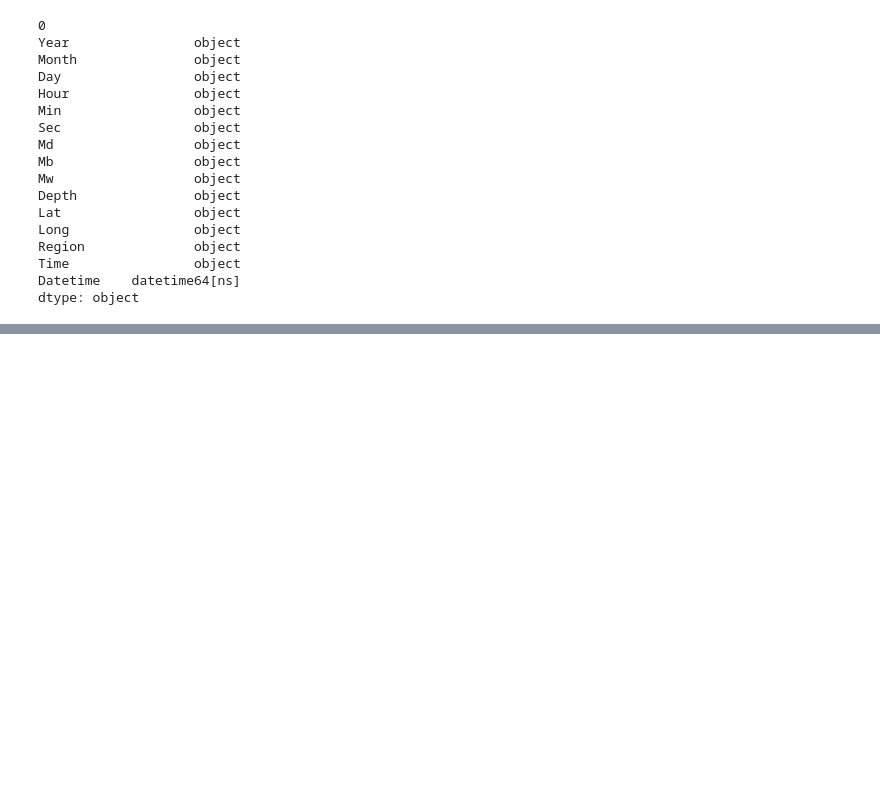
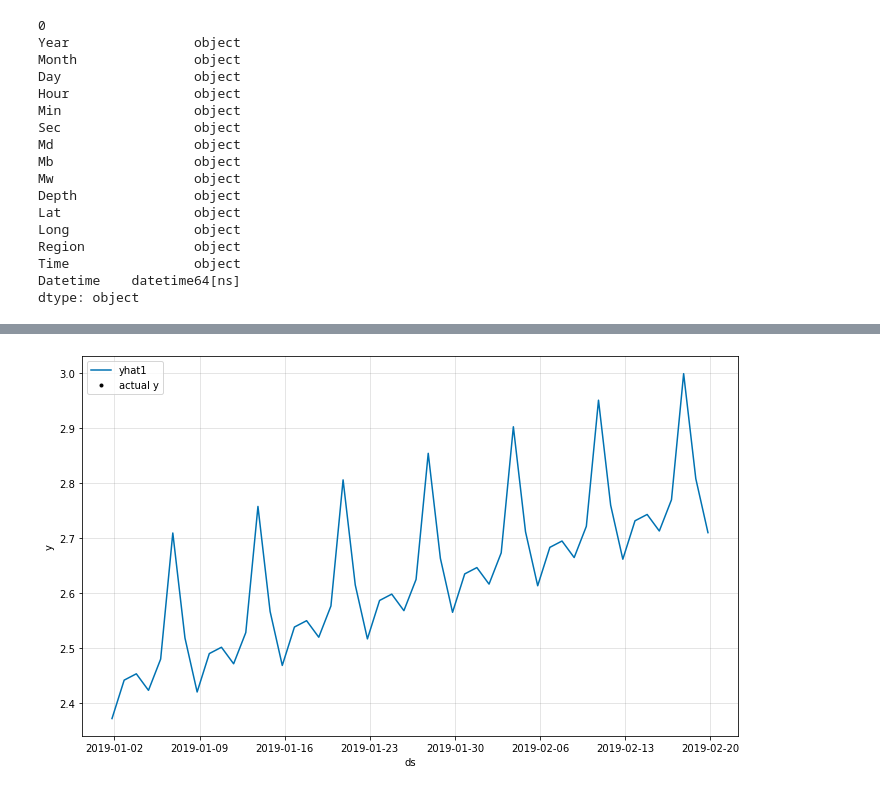
Before and after one commit to yelsky-s/earthquake-forcast, a Jupyter notebook: Earth quake.ipynb, the cells around one changed output, grey strips where cells are left out. Saved outputs shown, nothing was run; the diff lists cells and outputs as text; code cells hidden in the pictures; blank space fills up the shorter version.

```diff
--- a/Earth quake.ipynb
+++ b/Earth quake.ipynb
@@ -194,0 +179,5 @@ See the caveats in the documentation: https://pandas.pydata.org/pandas-docs/stab
+# %%
+#creating a new instance of our model - untrained
+mod=NeuralProphet()
+# train the model (freq='D'= daily frequency)
+mod.fit(npForArava, freq='D', epochs=100)
@@ -194,0 +210,5 @@ See the caveats in the documentation: https://pandas.pydata.org/pandas-docs/stab
+# %%
+#forcasting after we trained our model
+futurequ=mod.make_future_dataframe(npForArava, periods=50)
+forcastQ=mod.predict(futurequ)
+forcastQ.tail()
@@ -194,0 +222,4 @@ See the caveats in the documentation: https://pandas.pydata.org/pandas-docs/stab
+# %%
+plot1=mod.plot(forcastQ)
+# %% [output]
+[figure, added]
```
Also changed, not shown: parts of 30 cells of this notebook.
